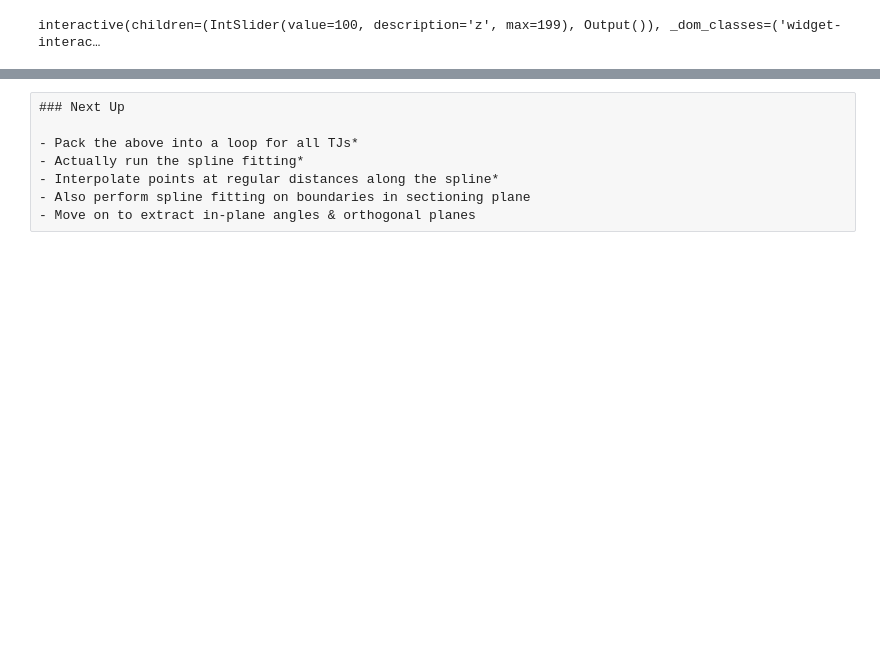
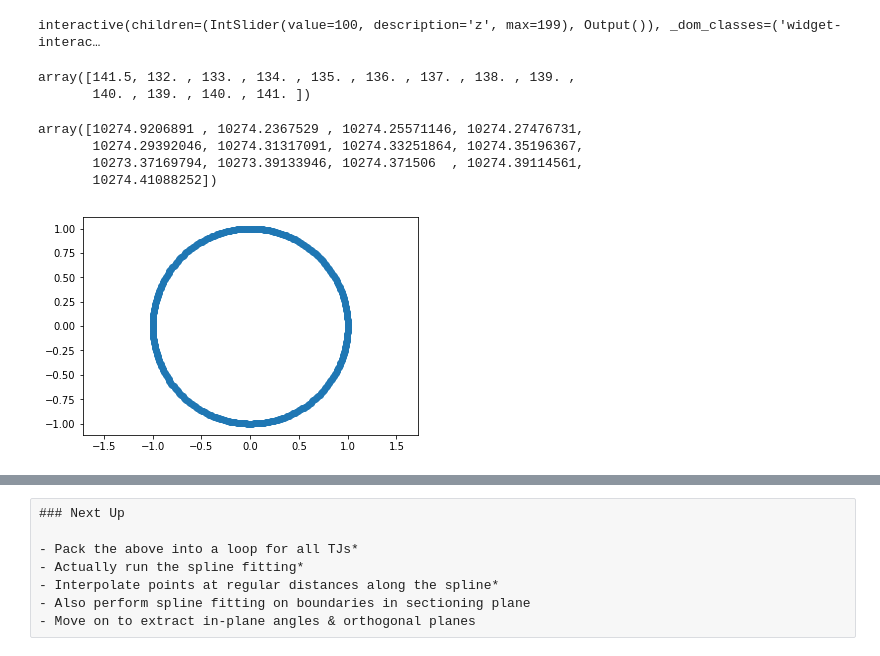
Before and after one commit to amarallab/pyCFI, a Jupyter notebook: notebooks/DEV_anglesJ.ipynb, the cells around one changed output, grey strips where cells are left out. Saved outputs shown, nothing was run; the diff lists cells and outputs as text; code cells hidden in the pictures; blank space fills up the shorter version.

Commit message:
Started arlgorithm to fit arc to points

```diff
--- a/notebooks/DEV_anglesJ.ipynb
+++ b/notebooks/DEV_anglesJ.ipynb
@@ -450,5 +450,5 @@ for z in range(im.shape[0]):
                 if np.any(np.all(surrPoint==IC_in_plane, axis=1)):
                     armSeperated[z][tuple(point)][IC_ID].append(surrPoint)
 
-            zsortPoints(armSeperated[z][tuple(point)][IC_ID],(0))
+            #zsortPoints(armSeperated[z][tuple(point)][IC_ID],(0))
             armSeperated[z][tuple(point)][IC_ID] = np.array(armSeperated[z][tuple(point)][IC_ID])
@@ -534,3 +535,8 @@ def show_stack(z=im.shape[0]//2):
     plt.show()
 # %% [output]
 interactive(children=(IntSlider(value=100, description='z', max=199), Output()), _dom_classes=('widget-interac…
+# %%
+y
+# %% [output]
+array([141.5, 132. , 133. , 134. , 135. , 136. , 137. , 138. , 139. ,
+       140. , 139. , 140. , 141. ])
@@ -536,0 +554,46 @@ interactive(children=(IntSlider(value=100, description='z', max=199), Output()),
+# %%
+calc_R(xc_2, yc_2)
+# %% [output]
+array([10274.9206891 , 10274.2367529 , 10274.25571146, 10274.27476731,
+       10274.29392046, 10274.31317091, 10274.33251864, 10274.35196367,
+       10273.37169794, 10273.39133946, 10274.371506  , 10274.39114561,
+       10274.41088252])
+# %%
+from scipy import optimize
+
+x = armSeperated[100][(100.0, 141.5, 120.5)][(0, 1)][:,2]
+y = armSeperated[100][(100.0, 141.5, 120.5)][(0, 1)][:,1]
+
+def calc_R(xc, yc):
+    """ calculate the distance of each 2D points from the center (xc, yc) """
+    return np.sqrt((x-xc)**2 + (y-yc)**2)
+
+def f_2(c):
+    """ calculate the algebraic distance between the data points and the mean circle centered at c=(xc, yc) """
+    Ri = calc_R(*c)
+    return Ri - Ri.mean()
+
+center_estimate = np.mean(x), np.mean(y)
+center_2, ier = optimize.leastsq(f_2, center_estimate)
+
+xc_2, yc_2 = center_2
+Ri_2       = calc_R(*center_2)
+R_2        = Ri_2.mean()
+residu_2   = sum((Ri_2 - R_2)**2)
+# %%
+def curc(R,cx,cy,alpha):
+
+    a = R*np.cos(alpha)
+    b = R*np.sin(alpha)
+    x = cx+a
+    y = cy+b
+
+    return x,y
+# %%
+alphas = np.linspace(-np.pi,np.pi,360)
+xs,ys = curc(1,0,0,alphas)
+plt.scatter(xs,ys)
+plt.axis('equal')
+plt.show()
+# %% [output]
+[figure, added]
```
Also changed, not shown: parts of 14 cells of this notebook.
